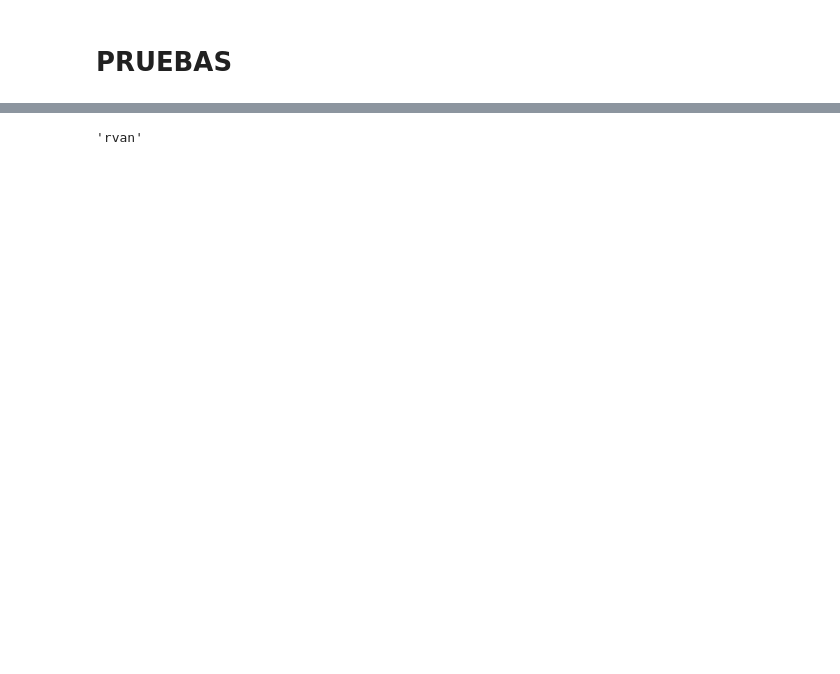
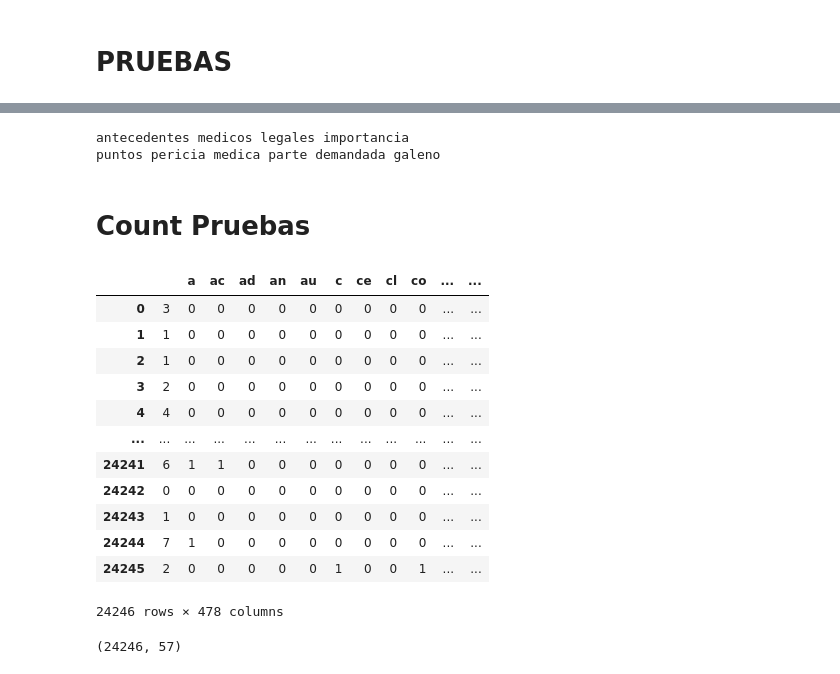
Before and after one commit to gaston411/Mi-Proyecto, a Jupyter notebook: tf-idf-prueba.ipynb, the cells around one changed output, grey strips where cells are left out. Cells and saved outputs as stored; diff of their text form; code cells hidden in the pictures; blank space fills up the shorter version.

```diff
--- a/tf-idf-prueba.ipynb
+++ b/tf-idf-prueba.ipynb
@@ -82,23 +61,3 @@ dist = cosine_similarity(vectorsCandidatos, vectorsEncontrado)
-# %%
-# TOPIC MODELING - K-MEANS
-true_k = 20
-
-model = KMeans(n_clusters=true_k, init="k-means++", max_iter=100, n_init=1)
-
-model.fit(vectorsEncontrado)
-
-order_centroids = model.cluster_centers_.argsort()[:, ::-1]
-terms = vectorizer.get_feature_names_out()
-
-with open ("clusters_results.txt", "w", encoding="utf-8") as f:
-    for i in range(true_k):
-        f.write(f"Cluster {i}")
-        f.write("\n")
-        for ind in order_centroids[i, :10]:
-            f.write (' %s' % terms[ind],)
-            f.write("\n")
-        f.write("\n")
-        f.write("\n")
 # %% [markdown]
 # CountVectorizer
 # %%
@@ -188,5 +148,5 @@ def buscartitulo(tituloE, tituloC):
     return titEncontrados
 # %%
 # Creo los diccionarios de titulos candidatos y titulos encontrados.
-encontradosTokens = encontrado.value_counts().head(50)
-candidatoToken = candidato.value_counts().head(200)
+encontradosTokens = encontrado.value_counts().head(200)
+candidatoToken = candidato.value_counts().head(500)
@@ -276,5 +250,0 @@ dist[0][864]
-# %%
-titCandidato[0]
-titEncontrado[864]
-# %% [output]
-'rvan'
@@ -287,0 +251,39 @@ distPrueba = cosine_similarity(count_pruebaCandidato, count_peurebaEncontrado)
+# %%
+print(titCandidato[0])
+print(titEncontrado[437])
+# %% [output]
+antecedentes medicos legales importancia
+puntos pericia medica parte demandada galeno
+# %% [markdown]
+# Count Pruebas
+# %%
+# Importo las librerias necesarias.
+import pandas as pd
+from sklearn.feature_extraction.text import CountVectorizer
+
+'''
+Creo el vectorizador - Función: countVectorizer.
+Entreno el vectorizador con títulos candidatos a nivel de caracteres.
+Creo las matrices de títulos candidatos y títulos encontrados.
+'''
+coun_vect = CountVectorizer(max_df=0.99,min_df=1,lowercase=True, analyzer="char", ngram_range=(1,3),max_features = 1000)
+coun_vect.fit(candidatosEncontrados)
+count_candidatos = coun_vect.transform(titCandidato)
+count_encontrados = coun_vect.transform(candidatosEncontrados)
+count_array = count_candidatos.toarray()
+dfCountVec = pd.DataFrame(data=count_array,columns = coun_vect.get_feature_names_out())
+dfCountVec
+# %% [output]
+|  |  | a | ac | ad | an | au | c | ce | cl | co | ... | ... |
+| 0 | 3 | 0 | 0 | 0 | 0 | 0 | 0 | 0 | 0 | 0 | ... | ... |
+| 1 | 1 | 0 | 0 | 0 | 0 | 0 | 0 | 0 | 0 | 0 | ... | ... |
+| 2 | 1 | 0 | 0 | 0 | 0 | 0 | 0 | 0 | 0 | 0 | ... | ... |
+| 3 | 2 | 0 | 0 | 0 | 0 | 0 | 0 | 0 | 0 | 0 | ... | ... |
+| 4 | 4 | 0 | 0 | 0 | 0 | 0 | 0 | 0 | 0 | 0 | ... | ... |
+| ... | ... | ... | ... | ... | ... | ... | ... | ... | ... | ... | ... | ... |
+| 24241 | 6 | 1 | 1 | 0 | 0 | 0 | 0 | 0 | 0 | 0 | ... | ... |
+| 24242 | 0 | 0 | 0 | 0 | 0 | 0 | 0 | 0 | 0 | 0 | ... | ... |
+| 24243 | 1 | 0 | 0 | 0 | 0 | 0 | 0 | 0 | 0 | 0 | ... | ... |
+| 24244 | 7 | 1 | 0 | 0 | 0 | 0 | 0 | 0 | 0 | 0 | ... | ... |
+| 24245 | 2 | 0 | 0 | 0 | 0 | 0 | 1 | 0 | 0 | 1 | ... | ... |
+24246 rows × 478 columns
@@ -288,2 +294,6 @@ distPrueba = cosine_similarity(count_pruebaCandidato, count_peurebaEncontrado)
+# %%
+dist.shape
+# %% [output]
+(24246, 57)
 # %%
 # Calculo la distancia entre títulos candidatos y títulos encontrados. Solo se guarda el valor mayor de similitud.
```
Also changed, not shown: parts of 24 cells of this notebook, 3 other files.
